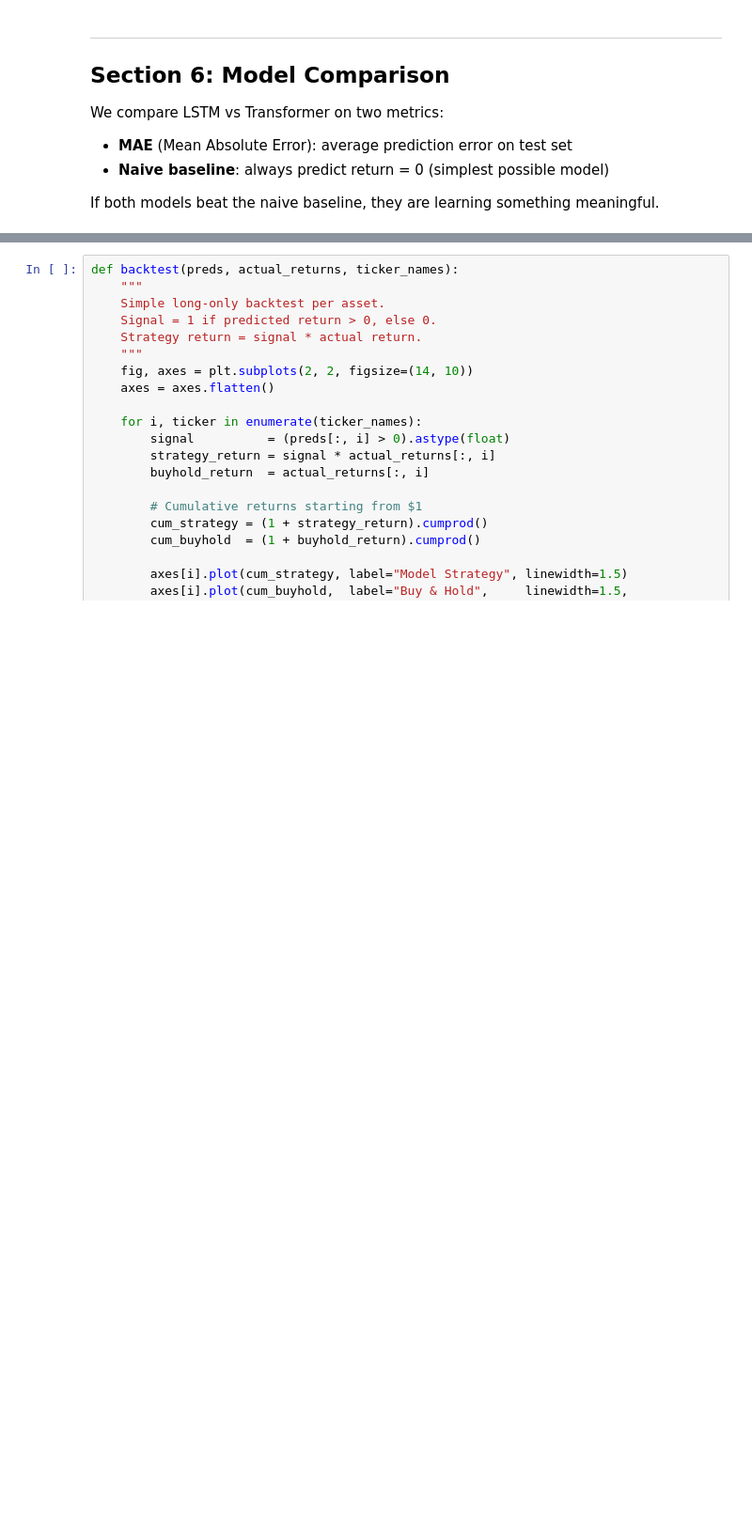
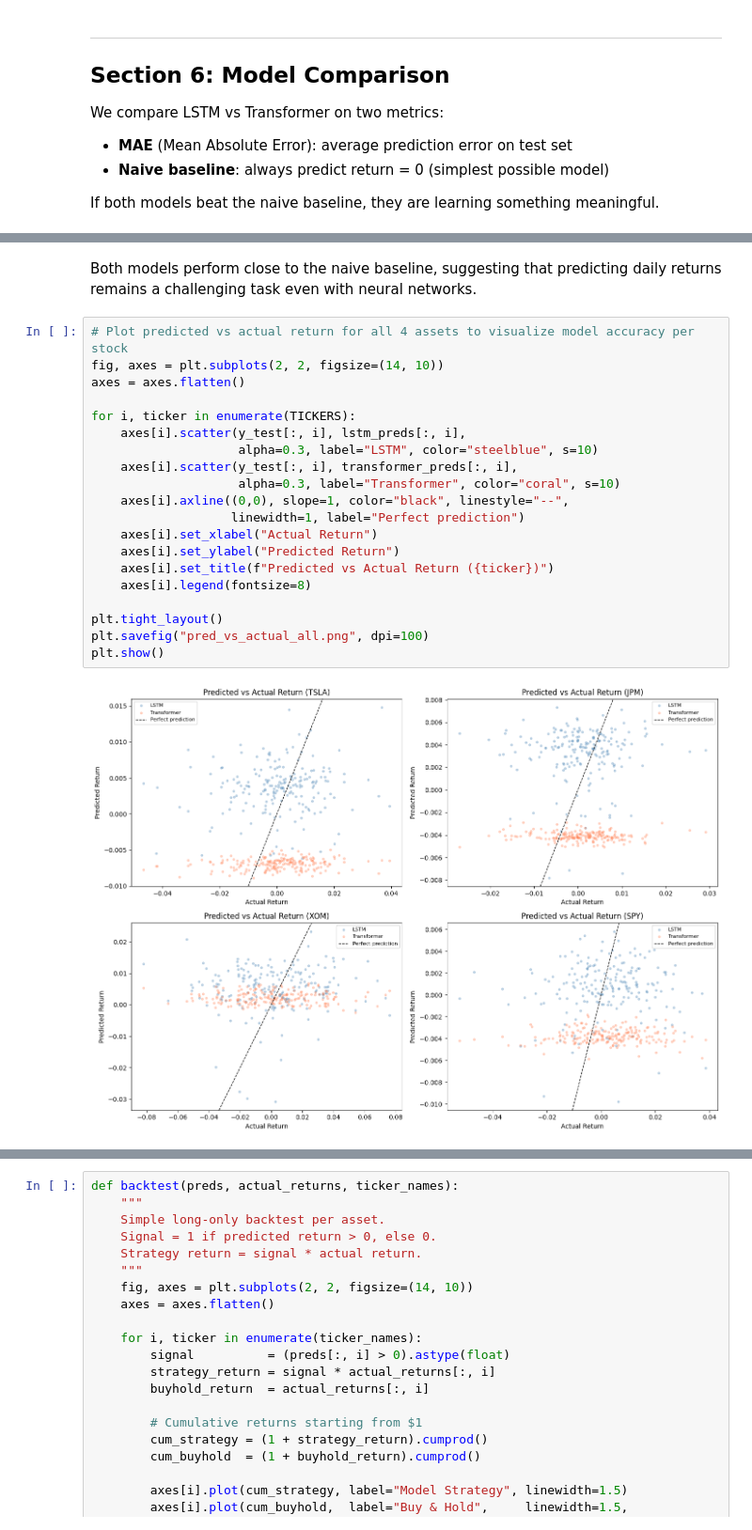
Before and after one commit to sophie61i/stock-forecasting-nn, a Jupyter notebook: project.ipynb, the cells around one changed output, grey strips where cells are left out. Shown at 94% size. Saved outputs shown, nothing was run; the diff lists cells and outputs as text; blank space fills up the shorter version.

```diff
--- a/project.ipynb
+++ b/project.ipynb
@@ -502,0 +560,24 @@ Transformer MAE:     0.013530
+# %% [markdown]
+Both models perform close to the naive baseline, suggesting that predicting daily returns remains a challenging task even with neural networks.
+# %%
+# Plot predicted vs actual return for all 4 assets to visualize model accuracy per stock
+fig, axes = plt.subplots(2, 2, figsize=(14, 10))
+axes = axes.flatten()
+
+for i, ticker in enumerate(TICKERS):
+    axes[i].scatter(y_test[:, i], lstm_preds[:, i],
+                    alpha=0.3, label="LSTM", color="steelblue", s=10)
+    axes[i].scatter(y_test[:, i], transformer_preds[:, i],
+                    alpha=0.3, label="Transformer", color="coral", s=10)
+    axes[i].axline((0,0), slope=1, color="black", linestyle="--",
+                   linewidth=1, label="Perfect prediction")
+    axes[i].set_xlabel("Actual Return")
+    axes[i].set_ylabel("Predicted Return")
+    axes[i].set_title(f"Predicted vs Actual Return ({ticker})")
+    axes[i].legend(fontsize=8)
+
+plt.tight_layout()
+plt.savefig("pred_vs_actual_all.png", dpi=100)
+plt.show()
+# %% [output]
+[figure, added]
```
Also changed, not shown: parts of 19 cells of this notebook.
